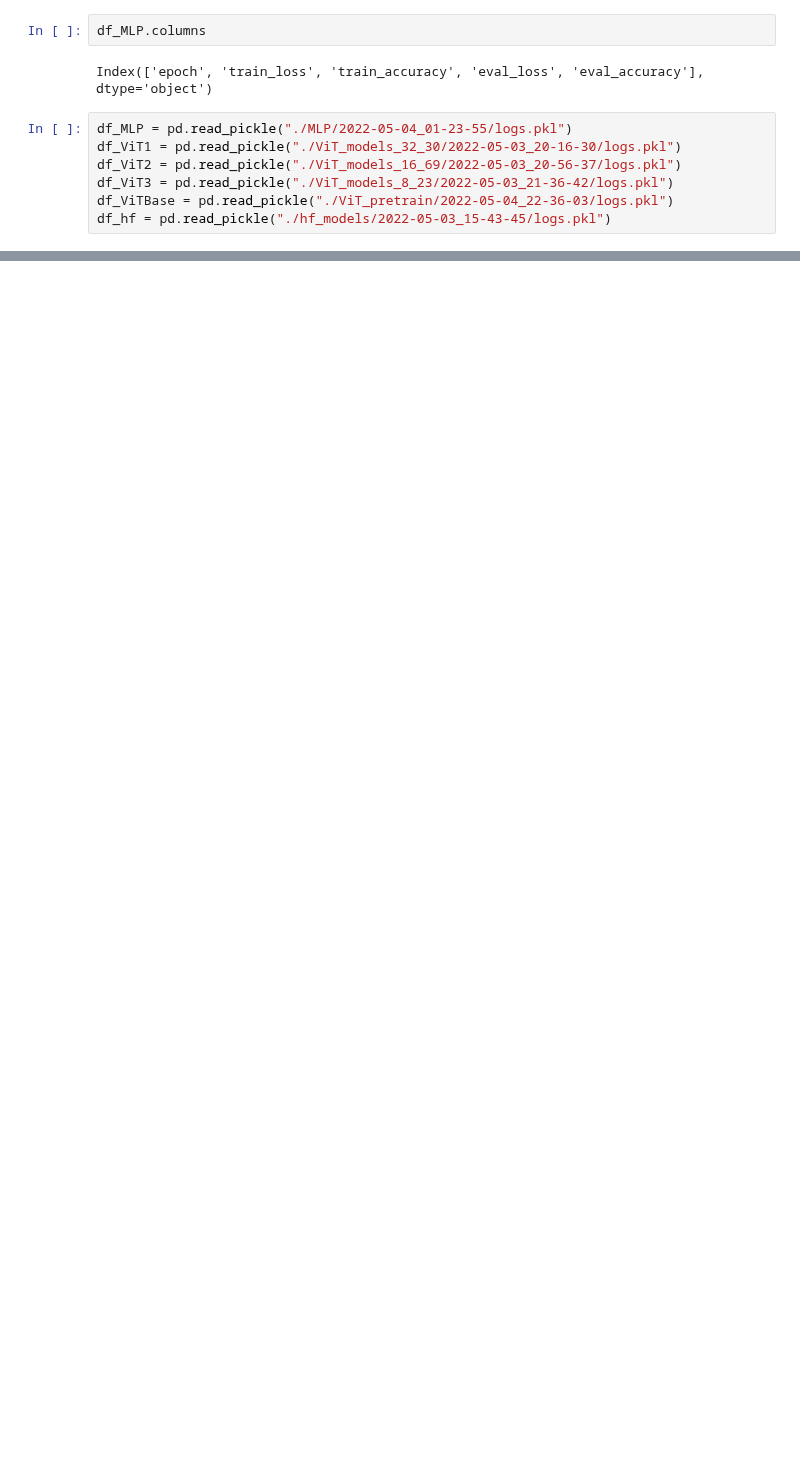
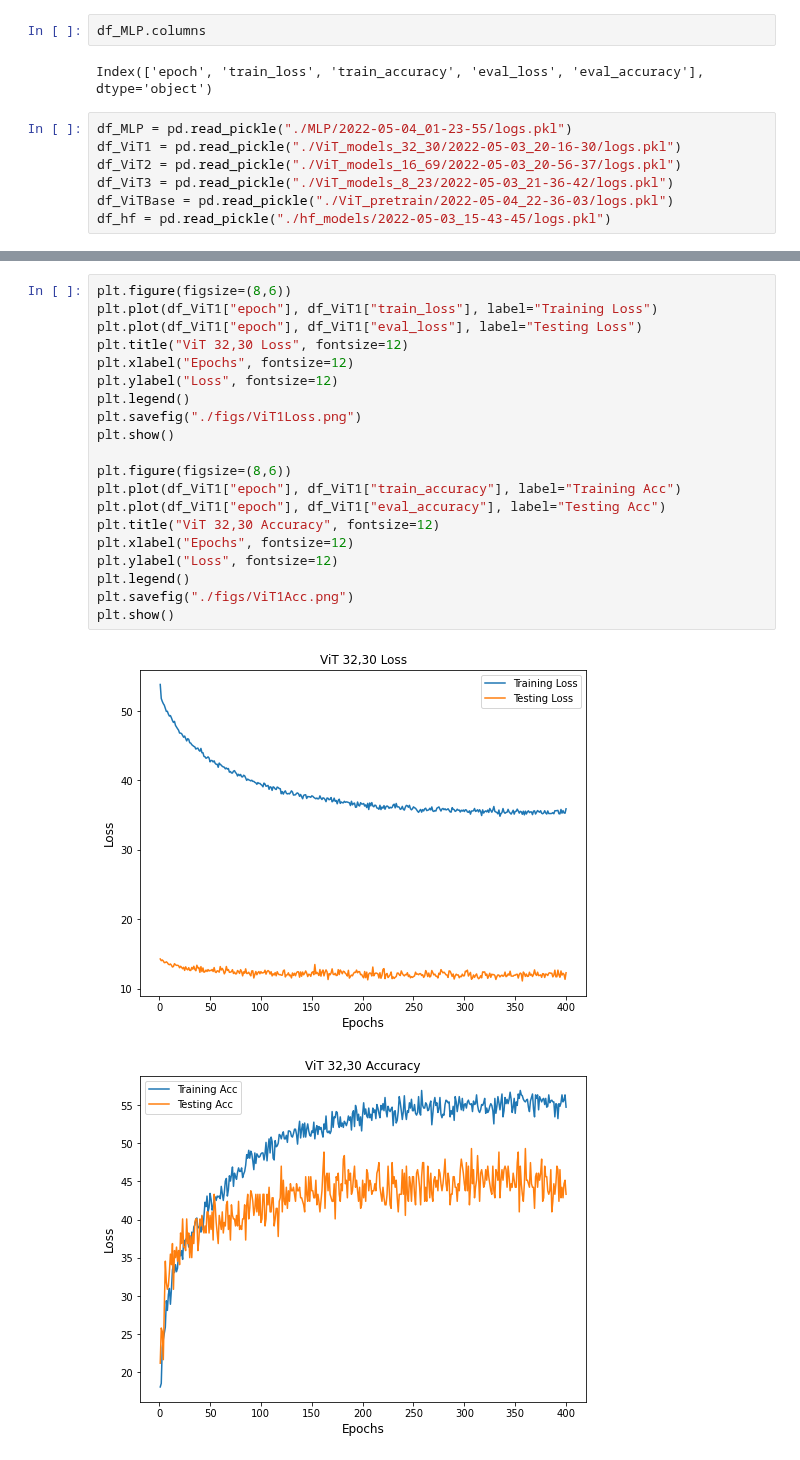
Before and after one commit to pakdaniel/DataMiningFinal, a Jupyter notebook: DataMiningFinal.ipynb, the cells around one changed output, grey strips where cells are left out. Drawn from its saved outputs; the diff is of its cells as text; blank space fills up the shorter version.

```diff
--- a/DataMiningFinal.ipynb
+++ b/DataMiningFinal.ipynb
@@ -1737,0 +1749,23 @@ plt.show()
+# %%
+plt.figure(figsize=(8,6))
+plt.plot(df_ViT1["epoch"], df_ViT1["train_loss"], label="Training Loss")
+plt.plot(df_ViT1["epoch"], df_ViT1["eval_loss"], label="Testing Loss")
+plt.title("ViT 32,30 Loss", fontsize=12)
+plt.xlabel("Epochs", fontsize=12)
+plt.ylabel("Loss", fontsize=12)
+plt.legend()
+plt.savefig("./figs/ViT1Loss.png")
+plt.show()
+
+plt.figure(figsize=(8,6))
+plt.plot(df_ViT1["epoch"], df_ViT1["train_accuracy"], label="Training Acc")
+plt.plot(df_ViT1["epoch"], df_ViT1["eval_accuracy"], label="Testing Acc")
+plt.title("ViT 32,30 Accuracy", fontsize=12)
+plt.xlabel("Epochs", fontsize=12)
+plt.ylabel("Loss", fontsize=12)
+plt.legend()
+plt.savefig("./figs/ViT1Acc.png")
+plt.show()
+# %% [output]
+[figure, added]
+[figure, added]
```
Also changed, not shown: parts of 8 cells of this notebook.
